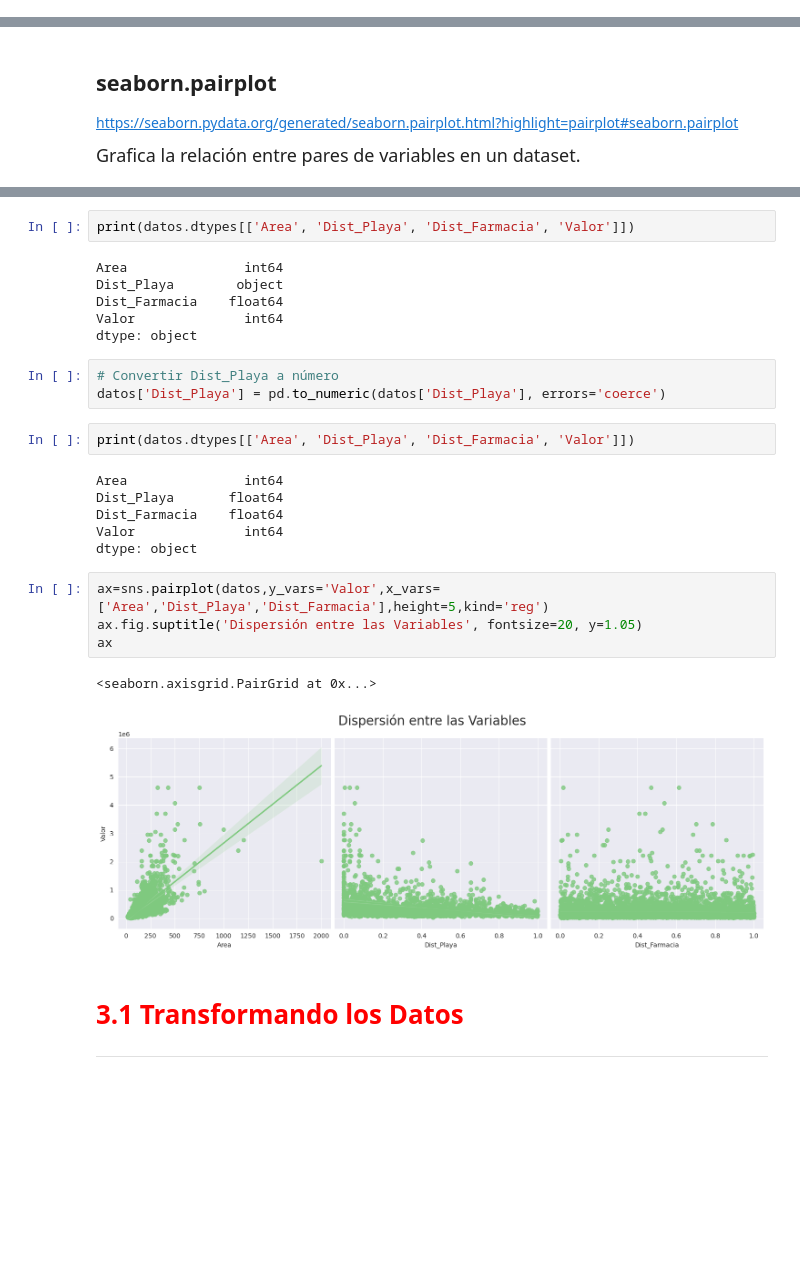
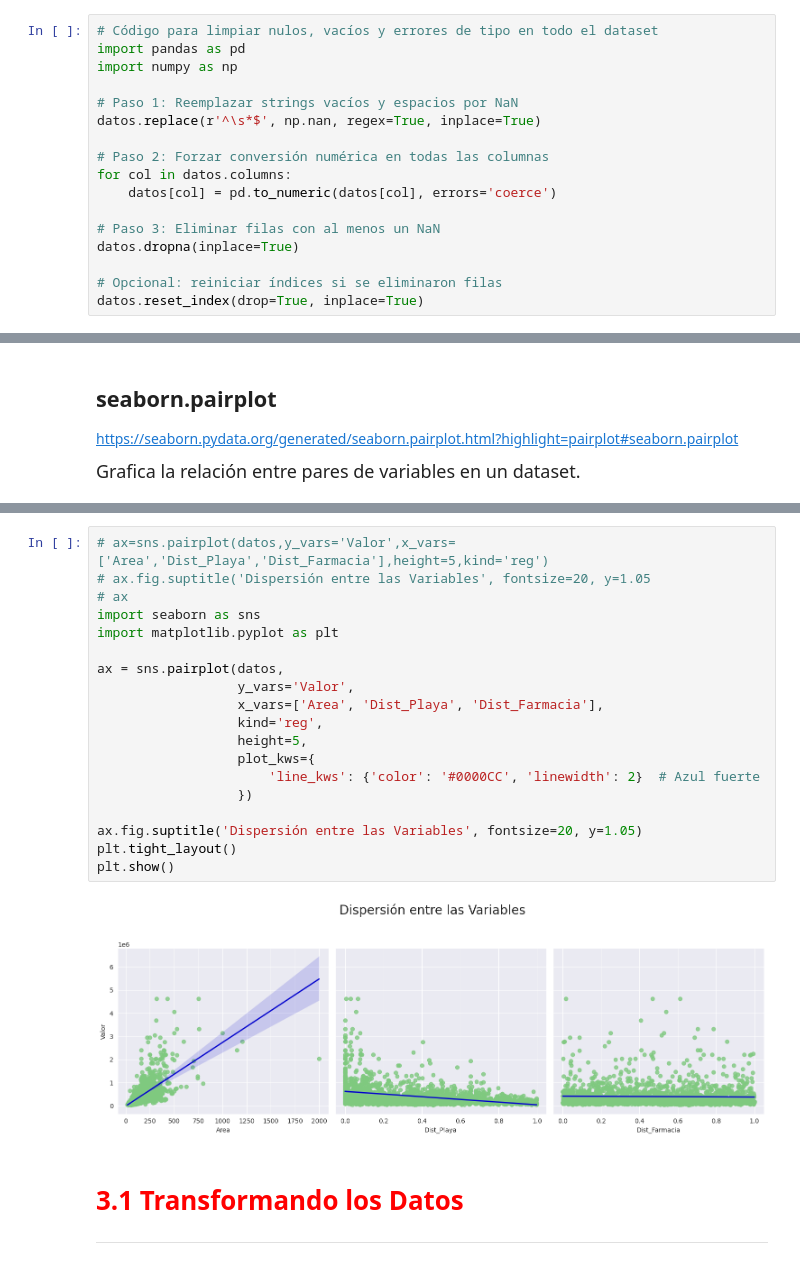
Before and after one commit to Maucho6340/1764-estadistica-con-python-probabilidad-y-muestreo, a Jupyter notebook: Regresión_Lineal_II_4.ipynb, the cells around one changed output, grey strips where cells are left out. Cells and saved outputs as stored; diff of their text form; blank space fills up the shorter version.

```diff
--- a/Regresión_Lineal_II_4.ipynb
+++ b/Regresión_Lineal_II_4.ipynb
@@ -71,6 +71,23 @@ datos.describe().round(2)
 ## Matriz de correlación
 
 <p style='font-size: 18px; line-height: 2; margin: 10px 50px; text-align: justify;'>El <b> coeficiente de correlación </b> es una medida de asociación lineal entre dos variables y su valor está entre <b> -1 </b> y <b> +1 </b>, dónde <b> - 1 </b> indica asociación negativa perfecta y <b> +1 </b> indica asociación positiva perfecta.</p>
+# %%
+# Código para limpiar nulos, vacíos y errores de tipo en todo el dataset
+import pandas as pd
+import numpy as np
+
+# Paso 1: Reemplazar strings vacíos y espacios por NaN
+datos.replace(r'^\s*$', np.nan, regex=True, inplace=True)
+
+# Paso 2: Forzar conversión numérica en todas las columnas
+for col in datos.columns:
+    datos[col] = pd.to_numeric(datos[col], errors='coerce')
+
+# Paso 3: Eliminar filas con al menos un NaN
+datos.dropna(inplace=True)
+
+# Opcional: reiniciar índices si se eliminaron filas
+datos.reset_index(drop=True, inplace=True)
 # %%
 datos.corr().round(4)
 # %% [output]
@@ -154,29 +175,24 @@ ax
-# %%
-print(datos.dtypes[['Area', 'Dist_Playa', 'Dist_Farmacia', 'Valor']])
-# %% [output]
-Area               int64
-Dist_Playa        object
-Dist_Farmacia    float64
-Valor              int64
-dtype: object
-# %%
-# Convertir Dist_Playa a número
-datos['Dist_Playa'] = pd.to_numeric(datos['Dist_Playa'], errors='coerce')
-# %%
-print(datos.dtypes[['Area', 'Dist_Playa', 'Dist_Farmacia', 'Valor']])
-# %% [output]
-Area               int64
-Dist_Playa       float64
-Dist_Farmacia    float64
-Valor              int64
-dtype: object
 # %%
-ax=sns.pairplot(datos,y_vars='Valor',x_vars=['Area','Dist_Playa','Dist_Farmacia'],height=5,kind='reg')
+# ax=sns.pairplot(datos,y_vars='Valor',x_vars=['Area','Dist_Playa','Dist_Farmacia'],height=5,kind='reg')
+# ax.fig.suptitle('Dispersión entre las Variables', fontsize=20, y=1.05
+# ax
+import seaborn as sns
+import matplotlib.pyplot as plt
+
+ax = sns.pairplot(datos,
+                  y_vars='Valor',
+                  x_vars=['Area', 'Dist_Playa', 'Dist_Farmacia'],
+                  kind='reg',
+                  height=5,
+                  plot_kws={
+                      'line_kws': {'color': '#0000CC', 'linewidth': 2}  # Azul fuerte
+                  })
+
 ax.fig.suptitle('Dispersión entre las Variables', fontsize=20, y=1.05)
-ax
+plt.tight_layout()
+plt.show()
 # %% [output]
-<seaborn.axisgrid.PairGrid at 0x...>
-[figure, old version]
+[figure, new version]
 # %% [markdown]
 # <font color='red' style='font-size: 30px;'>3.1 Transformando los Datos</font>
 <hr style='border: 2px solid red;'>
```
Also changed, not shown: parts of 22 cells of this notebook.
